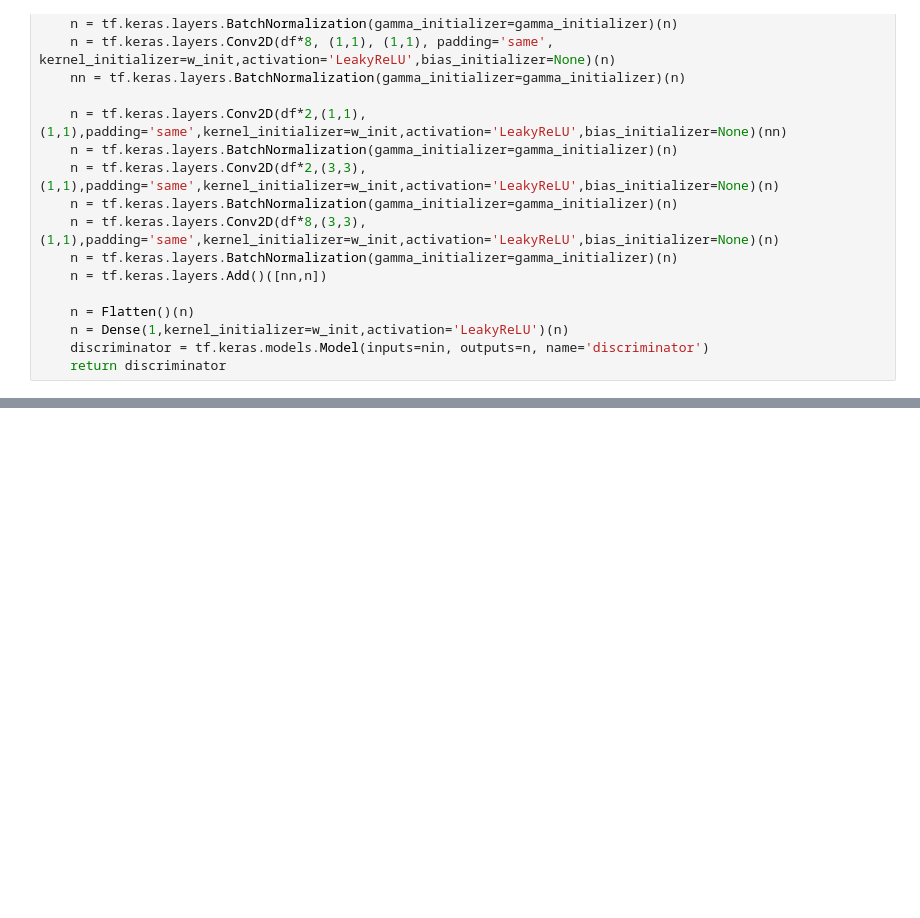
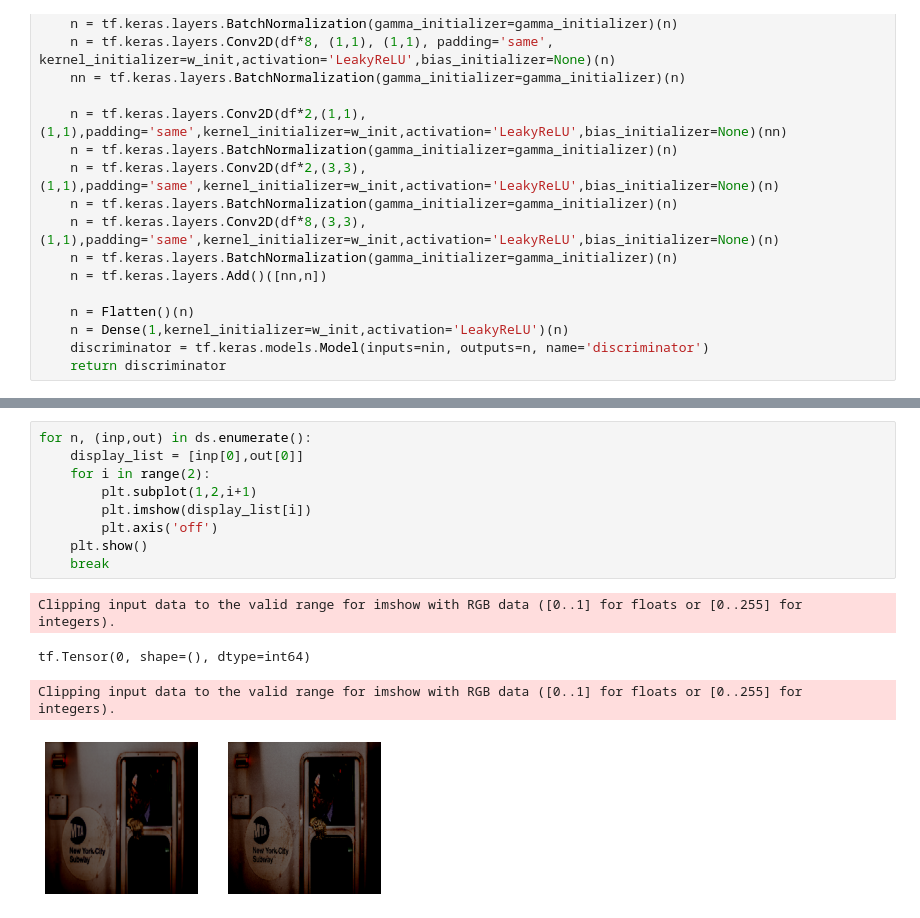
Before and after one commit to Karan-Choudhary/SuperResolution, a Jupyter notebook: notebooks/EXP1.ipynb, the cells around one changed output, grey strips where cells are left out. Saved outputs shown, nothing was run; the diff lists cells and outputs as text; blank space fills up the shorter version.

```diff
--- a/notebooks/EXP1.ipynb
+++ b/notebooks/EXP1.ipynb
@@ -151,0 +168,14 @@ train_dataset_HR = train_dataset_HR.shuffle(buffer_size=800).batch(4)
+# %%
+for n, (inp,out) in ds.enumerate():
+    display_list = [inp[0],out[0]]
+    for i in range(2):
+        plt.subplot(1,2,i+1)
+        plt.imshow(display_list[i])
+        plt.axis('off')
+    plt.show()
+    break
+# %% [output]
+Clipping input data to the valid range for imshow with RGB data ([0..1] for floats or [0..255] for integers).
+tf.Tensor(0, shape=(), dtype=int64)
+Clipping input data to the valid range for imshow with RGB data ([0..1] for floats or [0..255] for integers).
+[figure, added]
```
Also changed, not shown: parts of 5 cells of this notebook.
